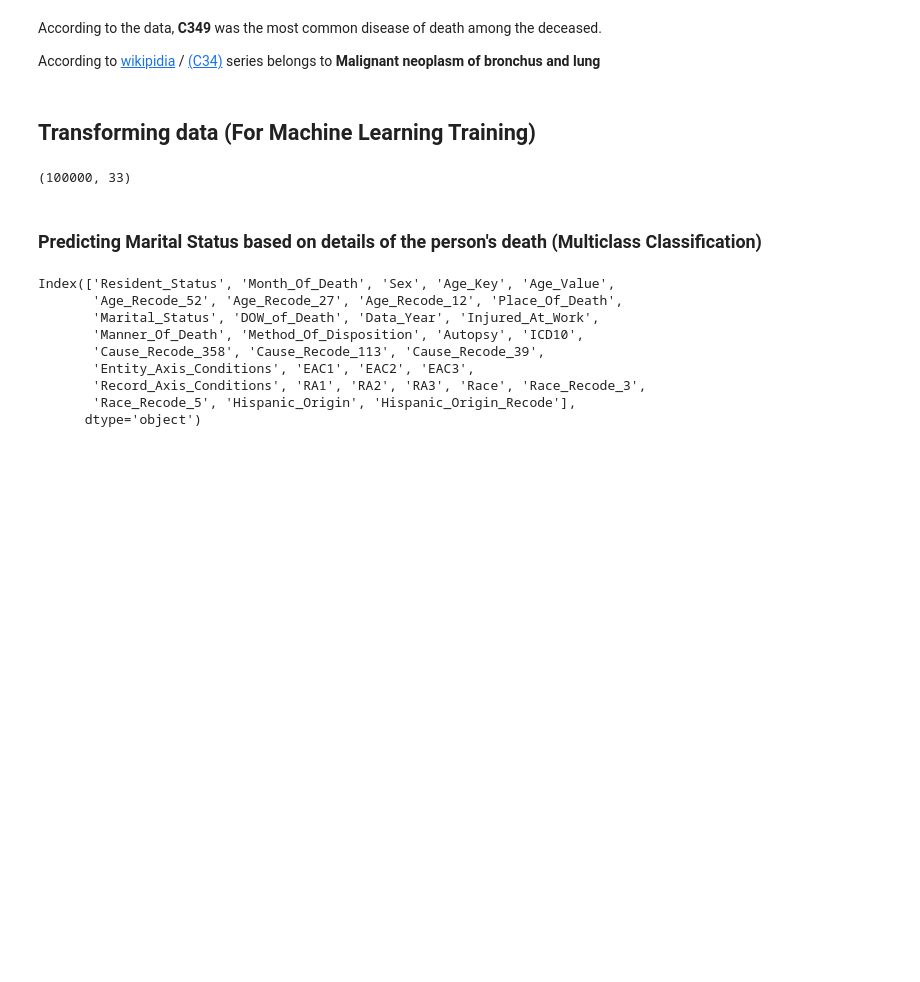
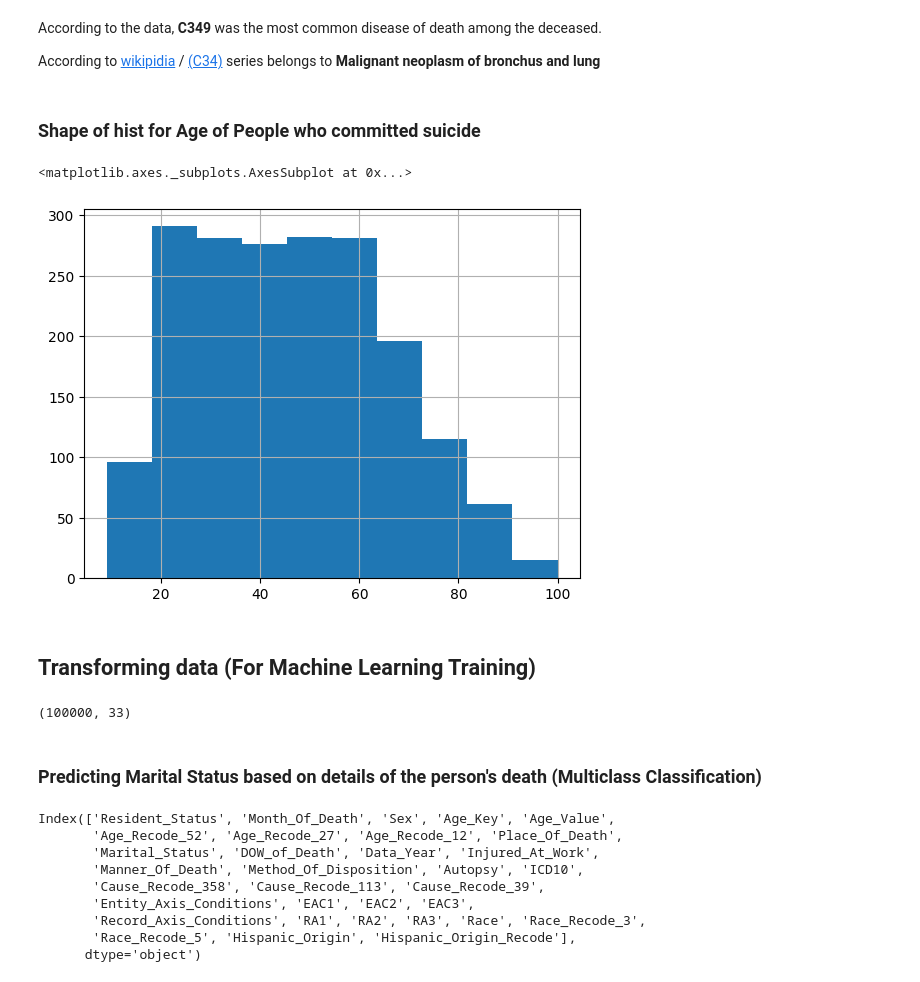
Before and after one commit to m-yasir/datascience-project, a Jupyter notebook: program.ipynb, the cells around one changed output. Saved outputs shown, nothing was run; the diff lists cells and outputs as text; code cells hidden in the pictures; blank space fills up the shorter version.

```diff
--- a/program.ipynb
+++ b/program.ipynb
@@ -660,6 +688,13 @@ plt.show();
 According to the data, **C349** was the most common disease of death among the deceased.
 
 According to [wikipidia](https://en.wikipedia.org/wiki/ICD-10_Chapter_II:_Neoplasms#(C30%E2%80%93C39)_Malignant_neoplasms,_respiratory_system_and_intrathoracic_organs) / [(C34)](https://en.wikipedia.org/wiki/Lung_cancer) series belongs to **Malignant neoplasm of bronchus and lung**
+# %% [markdown]
+### Shape of hist for Age of People who committed suicide
+# %%
+df[df["Manner_Of_Death"] == 2]["Age_Value"].hist()
+# %% [output]
+<matplotlib.axes._subplots.AxesSubplot at 0x...>
+[figure, added]
 # %% [markdown]
 ## Transforming data (For Machine Learning Training)
 # %%
```
Also changed, not shown: parts of 80 cells of this notebook.
